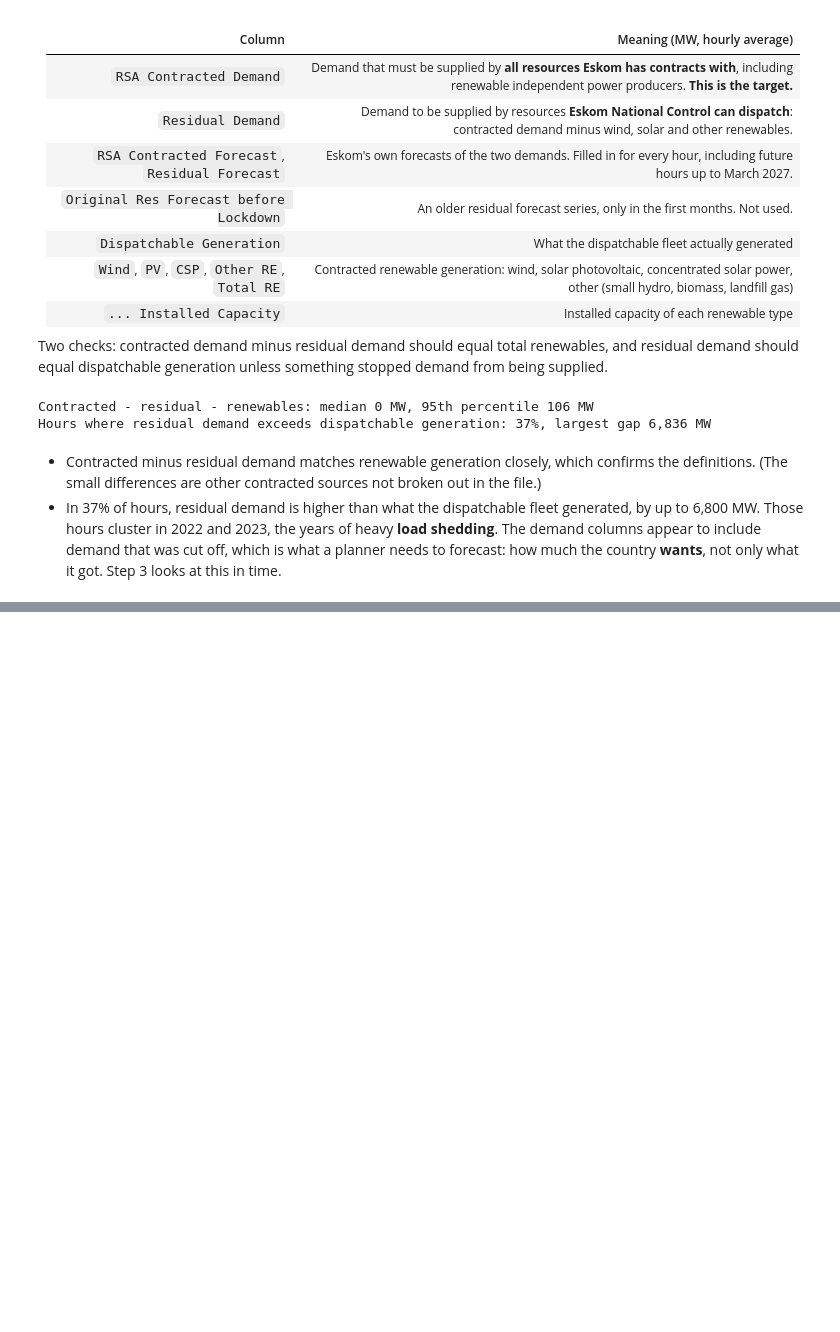
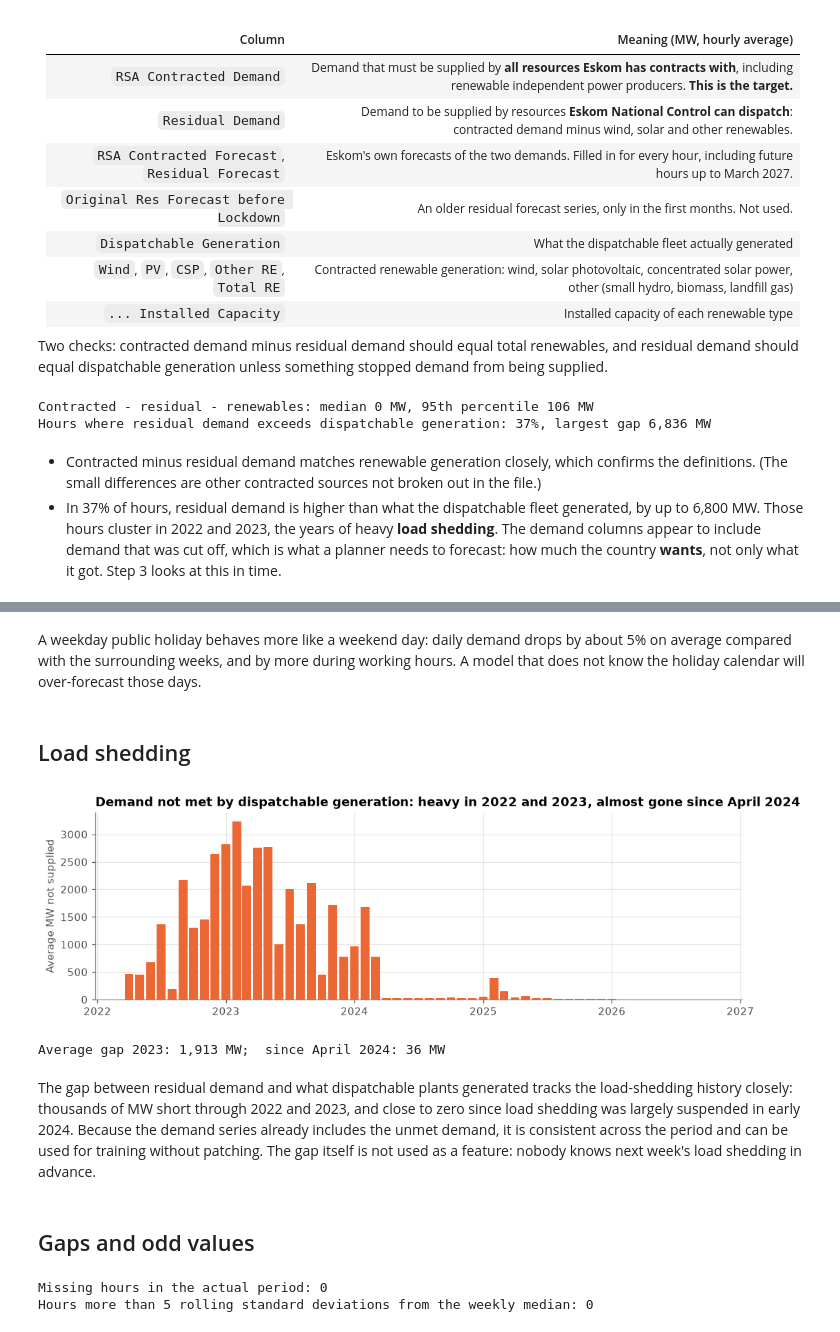
Before and after one commit to vusumuzinkosi/eskom-demand-forecasting, a Jupyter notebook: notebooks/01_explore.ipynb, the cells around one changed output, grey strips where cells are left out. Saved outputs shown, nothing was run; the diff lists cells and outputs as text; code cells hidden in the pictures; blank space fills up the shorter version.

```diff
--- a/notebooks/01_explore.ipynb
+++ b/notebooks/01_explore.ipynb
@@ -118,0 +249,28 @@ Hours where residual demand exceeds dispatchable generation: 37%, largest gap 6,
+# %% [markdown]
+A weekday public holiday behaves more like a weekend day: daily demand drops by about 5% on average compared with the surrounding weeks, and by more during working hours. A model that does not know the holiday calendar will over-forecast those days.
+# %% [markdown]
+## Load shedding
+# %%
+unserved = (actual["Residual Demand"] - actual["Dispatchable Generation"]).clip(lower=0)
+monthly_unserved = unserved.resample("MS").mean()
+fig, ax = plt.subplots(figsize=(11, 3.2))
+ax.bar(monthly_unserved.index, monthly_unserved.values, width=25, color=ORANGE)
+ax.set_ylabel("Average MW not supplied")
+ax.set_title("Demand not met by dispatchable generation: heavy in 2022 and 2023, almost gone since April 2024")
+fig.savefig("../figures/load_shedding_gap.png")
+plt.show()
+print(f"Average gap 2023: {unserved['2023'].mean():,.0f} MW;  since April 2024: {unserved['2024-04':].mean():,.0f} MW")
+# %% [output]
+[figure, added]
+Average gap 2023: 1,913 MW;  since April 2024: 36 MW
+# %% [markdown]
+The gap between residual demand and what dispatchable plants generated tracks the load-shedding history closely: thousands of MW short through 2022 and 2023, and close to zero since load shedding was largely suspended in early 2024. Because the demand series already includes the unmet demand, it is consistent across the period and can be used for training without patching. The gap itself is not used as a feature: nobody knows next week's load shedding in advance.
+# %% [markdown]
+## Gaps and odd values
+# %%
+print(f"Missing hours in the actual period: {demand.isna().sum()}")
+z = (demand - demand.rolling(24 * 7, center=True).median()) / demand.rolling(24 * 7, center=True).std()
+print(f"Hours more than 5 rolling standard deviations from the weekly median: {(z.abs() > 5).sum()}")
+# %% [output]
+Missing hours in the actual period: 0
+Hours more than 5 rolling standard deviations from the weekly median: 0
```
Also changed, not shown: parts of 12 cells of this notebook, 5 other files.
